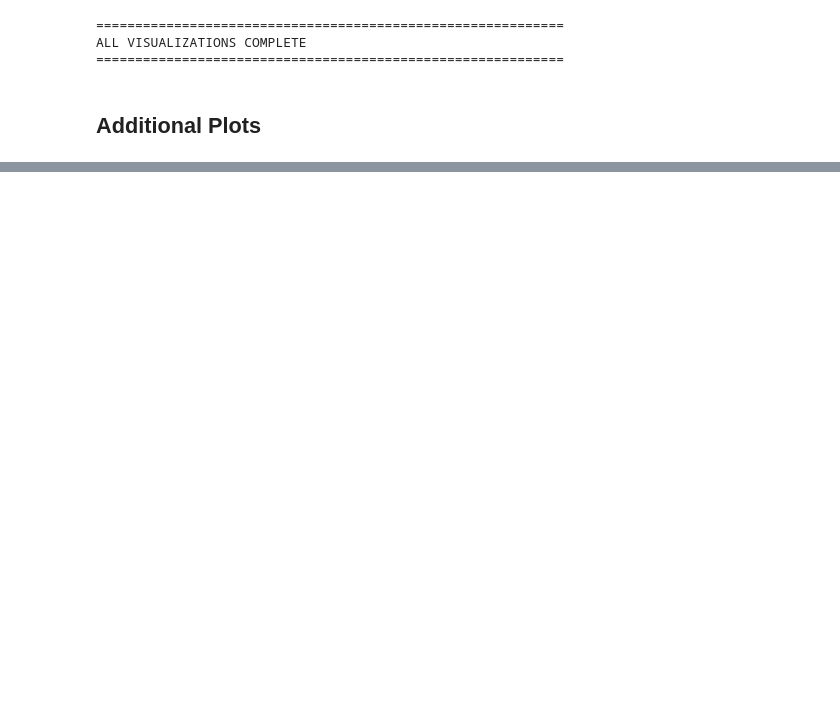
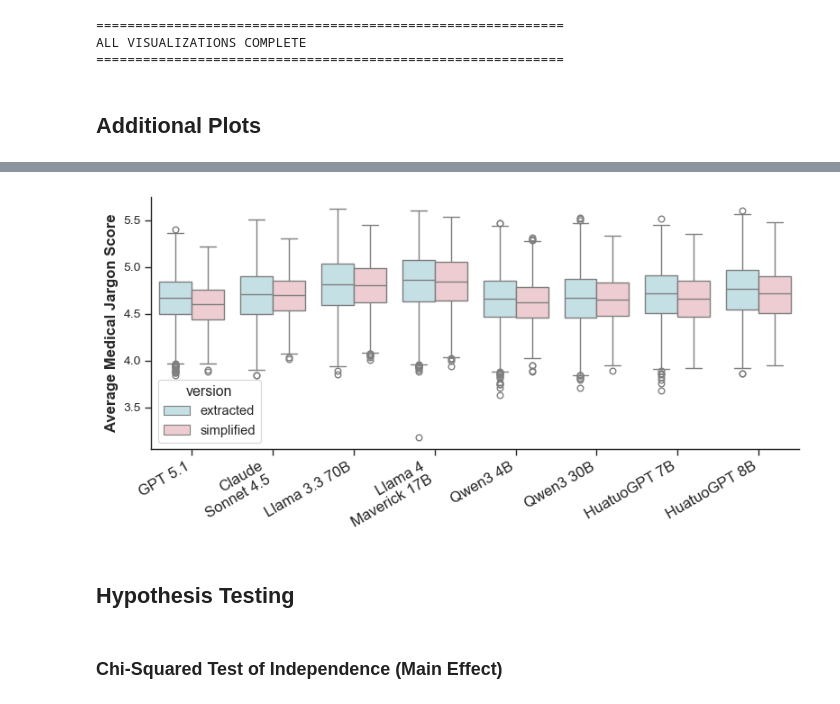
Before and after one commit to hyesunyun/LLMHealthFramingEffect, a Jupyter notebook: code/run_analysis.ipynb, the cells around one changed output, grey strips where cells are left out. Cells and saved outputs as stored; diff of their text form; code cells hidden in the pictures; blank space fills up the shorter version.

```diff
--- a/code/run_analysis.ipynb
+++ b/code/run_analysis.ipynb
@@ -1387,0 +1364,32 @@ def plot_response_flesch_reading_ease_violinplot(models: list, figsize=(8, 4)):
+# %%
+def plot_response_medical_jargon_score_boxplot(df: pd.DataFrame, figsize=(8, 4)):
+    """
+    Box plot comparing the distribution of Medical Jargon scores between "Extracted" and "Simplified" responses.
+
+    Args:
+        df: DataFrame containing the data to plot
+        figsize: Figure size tuple
+    """
+    # Generate the Plot
+    _, ax = plt.subplots(figsize=figsize)
+
+    sns.boxplot(x="model_custom", y="mean_medical_jargon_score",
+            hue="version", palette=['#BFE4E9', '#F2C8CD'],
+            data=df)
+
+    # plt.title('Comparison of Medical Jargon Scores:`` Extracted vs. Simplified')
+    ax.set_xlabel('')
+    # ax.set_xlabel('Model', fontsize=12, fontweight='bold')
+    ax.set_ylabel('Average Medical Jargon Score', fontsize=12, fontweight='bold')
+    plt.xticks(rotation=30, ha='right', fontsize=12)
+
+    plt.tight_layout()
+    sns.despine()
+    plt.savefig('../code/outputs/figures/medical_jargon_score_boxplot.pdf', format='pdf', bbox_inches='tight')
+    plt.show()
+# %%
+plot_response_medical_jargon_score_boxplot(combined_df)
+# %% [output]
+[figure, added]
+# %% [markdown]
+## Hypothesis Testing
@@ -1387,0 +1462,2 @@ def plot_response_flesch_reading_ease_violinplot(models: list, figsize=(8, 4)):
+# %% [markdown]
+### Chi-Squared Test of Independence (Main Effect)
```
Also changed, not shown: parts of 30 cells of this notebook, 51 other files.
